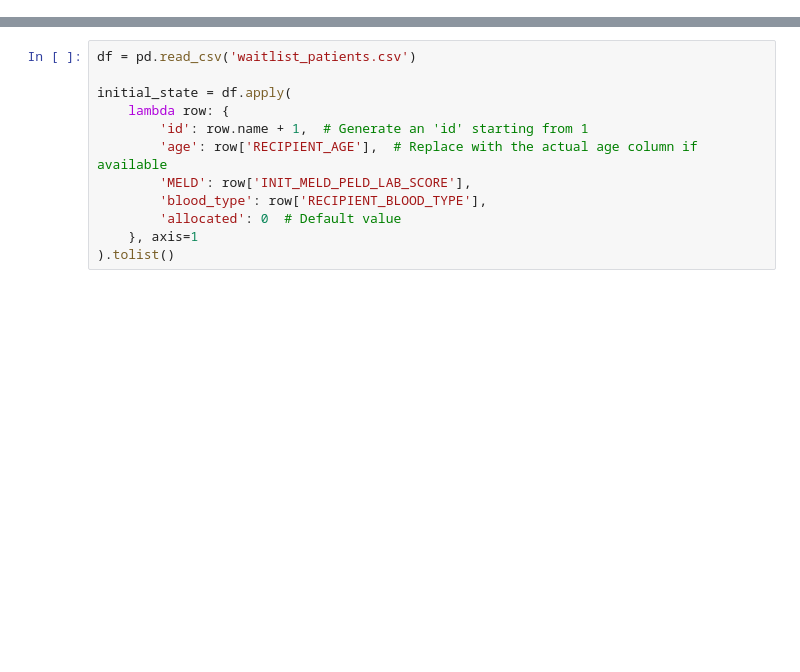
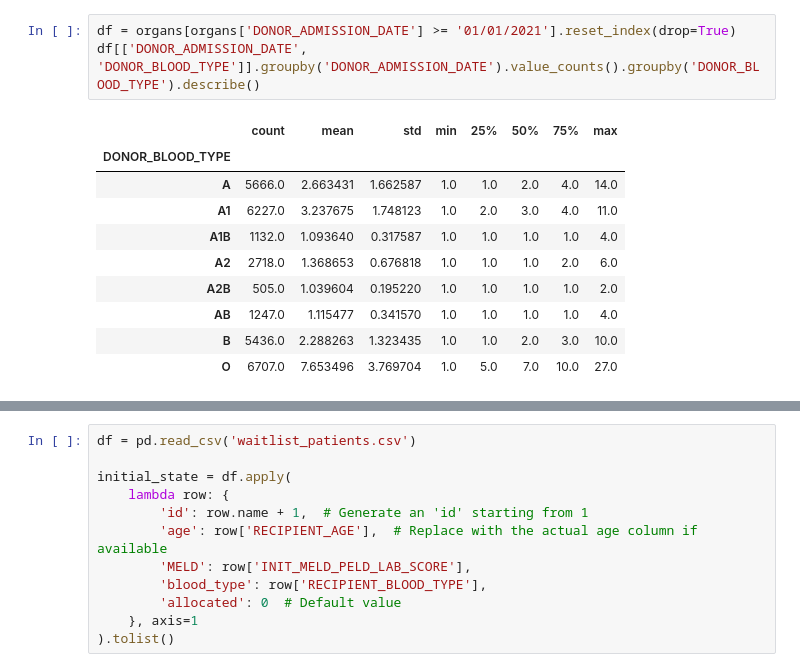
Before and after one commit to justinebreuch/organ-allocation, a Jupyter notebook: Organ Allocation Model.ipynb, the cells around one changed output, grey strips where cells are left out. Cells and saved outputs as stored; diff of their text form; blank space fills up the shorter version.

```diff
--- a/Organ Allocation Model.ipynb
+++ b/Organ Allocation Model.ipynb
@@ -330,0 +519,14 @@ Index(['ORGAN_TRANSPLANT_ID', 'WAITLIST_ID', 'RECIPIENT_ID', 'DONOR_ID',
+# %%
+df = organs[organs['DONOR_ADMISSION_DATE'] >= '01/01/2021'].reset_index(drop=True)
+df[['DONOR_ADMISSION_DATE', 'DONOR_BLOOD_TYPE']].groupby('DONOR_ADMISSION_DATE').value_counts().groupby('DONOR_BLOOD_TYPE').describe()
+# %% [output]
+|  | count | mean | std | min | 25% | 50% | 75% | max |
+| DONOR_BLOOD_TYPE |  |  |  |  |  |  |  |  |
+| A | 5666.0 | 2.663431 | 1.662587 | 1.0 | 1.0 | 2.0 | 4.0 | 14.0 |
+| A1 | 6227.0 | 3.237675 | 1.748123 | 1.0 | 2.0 | 3.0 | 4.0 | 11.0 |
+| A1B | 1132.0 | 1.093640 | 0.317587 | 1.0 | 1.0 | 1.0 | 1.0 | 4.0 |
+| A2 | 2718.0 | 1.368653 | 0.676818 | 1.0 | 1.0 | 1.0 | 2.0 | 6.0 |
+| A2B | 505.0 | 1.039604 | 0.195220 | 1.0 | 1.0 | 1.0 | 1.0 | 2.0 |
+| AB | 1247.0 | 1.115477 | 0.341570 | 1.0 | 1.0 | 1.0 | 1.0 | 4.0 |
+| B | 5436.0 | 2.288263 | 1.323435 | 1.0 | 1.0 | 2.0 | 3.0 | 10.0 |
+| O | 6707.0 | 7.653496 | 3.769704 | 1.0 | 5.0 | 7.0 | 10.0 | 27.0 |
```
Also changed, not shown: parts of 24 cells of this notebook.
